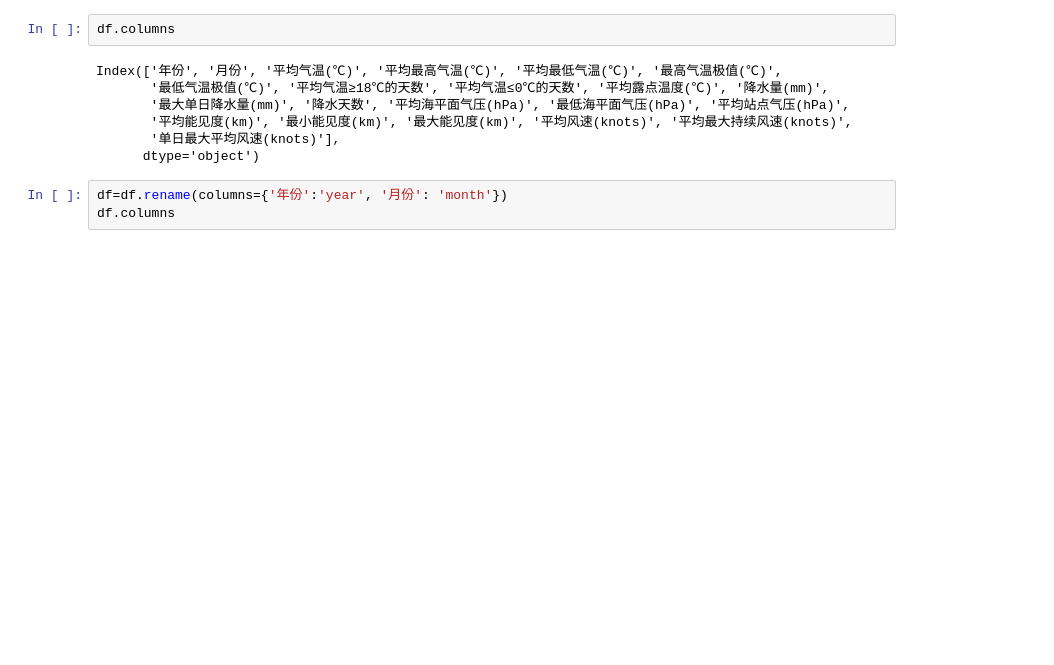
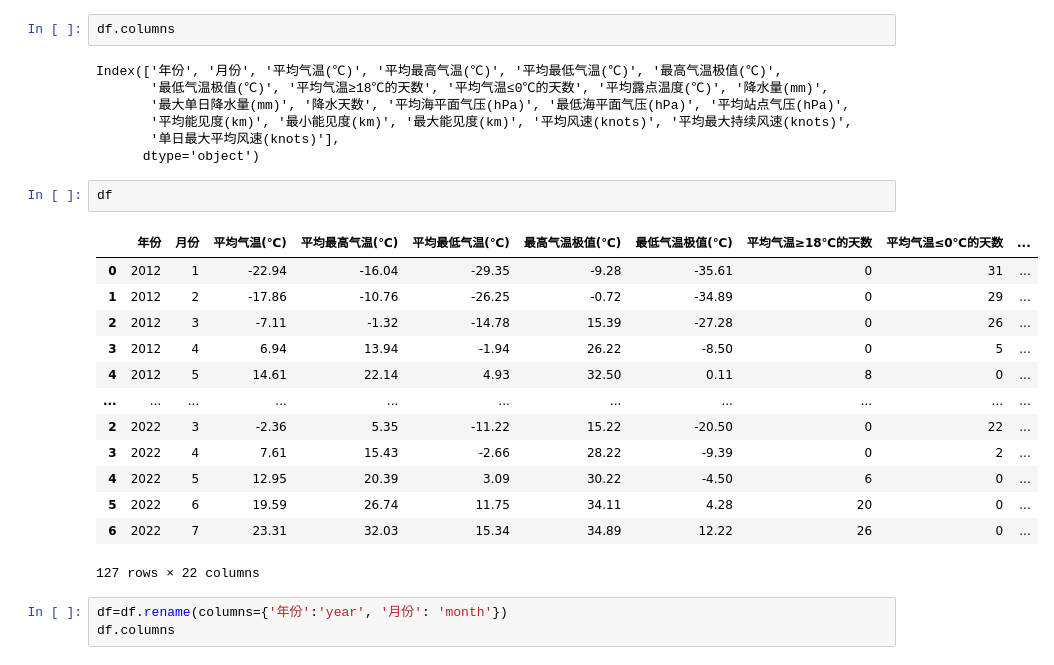
Before and after one commit to cgsdfc/huawei-cup19-problem-e, a Jupyter notebook: 问题2-附件348-预处理.ipynb, the cells around one changed output. Cells and saved outputs as stored; diff of their text form; blank space fills up the shorter version.

```diff
--- a/问题2-附件348-预处理.ipynb
+++ b/问题2-附件348-预处理.ipynb
@@ -280,6 +281,22 @@ Index(['年份', '月份', '平均气温(℃)', '平均最高气温(℃)', '平
        '平均能见度(km)', '最小能见度(km)', '最大能见度(km)', '平均风速(knots)', '平均最大持续风速(knots)',
        '单日最大平均风速(knots)'],
       dtype='object')
+# %%
+df
+# %% [output]
+|  | 年份 | 月份 | 平均气温(℃) | 平均最高气温(℃) | 平均最低气温(℃) | 最高气温极值(℃) | 最低气温极值(℃) | 平均气温≥18℃的天数 | 平均气温≤0℃的天数 | ... |
+| 0 | 2012 | 1 | -22.94 | -16.04 | -29.35 | -9.28 | -35.61 | 0 | 31 | ... |
+| 1 | 2012 | 2 | -17.86 | -10.76 | -26.25 | -0.72 | -34.89 | 0 | 29 | ... |
+| 2 | 2012 | 3 | -7.11 | -1.32 | -14.78 | 15.39 | -27.28 | 0 | 26 | ... |
+| 3 | 2012 | 4 | 6.94 | 13.94 | -1.94 | 26.22 | -8.50 | 0 | 5 | ... |
+| 4 | 2012 | 5 | 14.61 | 22.14 | 4.93 | 32.50 | 0.11 | 8 | 0 | ... |
+| ... | ... | ... | ... | ... | ... | ... | ... | ... | ... | ... |
+| 2 | 2022 | 3 | -2.36 | 5.35 | -11.22 | 15.22 | -20.50 | 0 | 22 | ... |
+| 3 | 2022 | 4 | 7.61 | 15.43 | -2.66 | 28.22 | -9.39 | 0 | 2 | ... |
+| 4 | 2022 | 5 | 12.95 | 20.39 | 3.09 | 30.22 | -4.50 | 6 | 0 | ... |
+| 5 | 2022 | 6 | 19.59 | 26.74 | 11.75 | 34.11 | 4.28 | 20 | 0 | ... |
+| 6 | 2022 | 7 | 23.31 | 32.03 | 15.34 | 34.89 | 12.22 | 26 | 0 | ... |
+127 rows × 22 columns
 # %%
 df=df.rename(columns={'年份':'year', '月份': 'month'})
 df.columns
```
Also changed, not shown: parts of 2 cells of this notebook, 1 other file.
